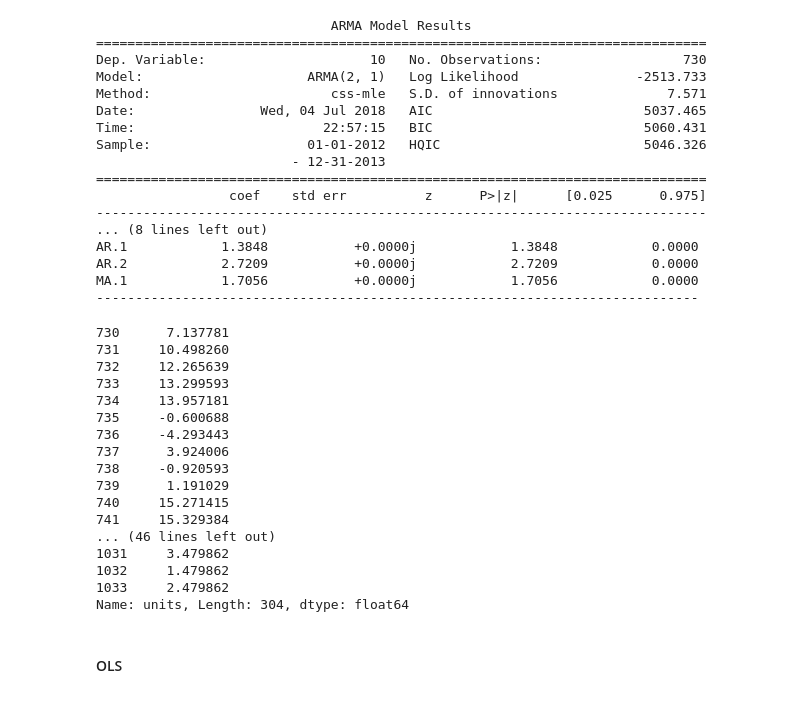
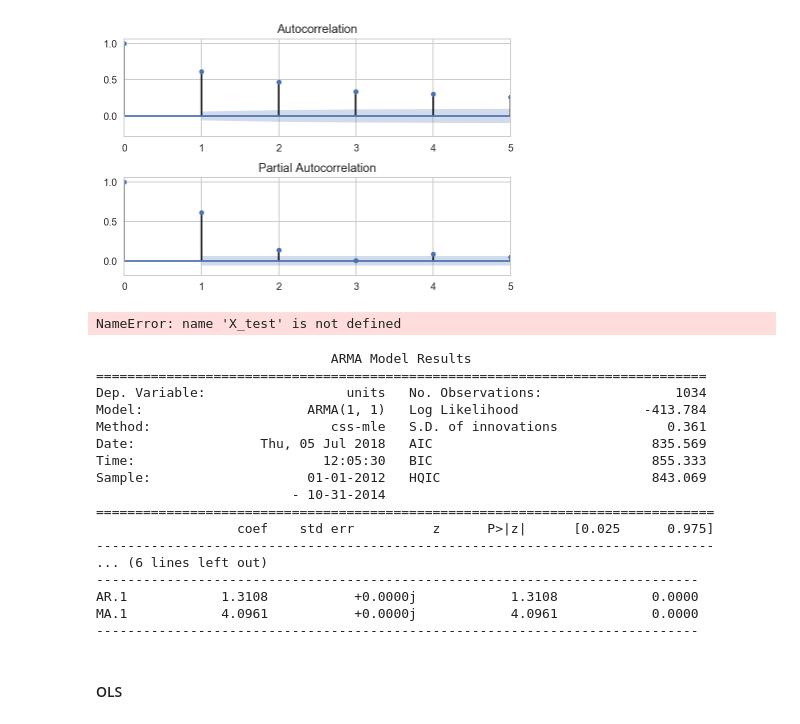
Before and after one commit to MaengHyoyeol/temp_repo, a Jupyter notebook: team_project/ARMA.ipynb, the cells around one changed output. Drawn from its saved outputs; the diff is of its cells as text; code cells hidden in the pictures.

```diff
--- a/team_project/ARMA.ipynb
+++ b/team_project/ARMA.ipynb
@@ -110,0 +107,2 @@ data37.reset_index(inplace = True)
+# %%
+data37 = data37.sort_values(by=['date', 'store_nbr', 'item_nbr']).reset_index(drop= True)
@@ -110,0 +119,2 @@ data37.reset_index(inplace = True)
+# %%
+data37_sum = data37.groupby('date')['units'].sum()
@@ -110,0 +125,4 @@ data37.reset_index(inplace = True)
+# %%
+data_log = pd.DataFrame(data37_sum)
+# %%
+data_log.units = data_log.units.apply(lambda x: np.log(x + 1))
@@ -151,6 +160,8 @@ array([[32.],
 # %%
-ax1 = plt.subplot(211); sm.graphics.tsa.plot_acf(p, ax=ax1)
-ax2 = plt.subplot(212); sm.graphics.tsa.plot_pacf(p, ax=ax2)
+ax1 = plt.subplot(211); sm.graphics.tsa.plot_acf(data_log, ax=ax1)
+plt.xlim(0,5)
+ax2 = plt.subplot(212); sm.graphics.tsa.plot_pacf(data_log, ax=ax2)
+plt.xlim(0,5)
 plt.tight_layout()
 plt.show()
 # %% [output]
@@ -159,22 +168,27 @@ plt.show()
+[figure, added]
+# %%
+y37 = y_test[X_test.item_nbr == 37]
+# %% [output]
+NameError: name 'X_test' is not defined
 # %%
-m = sm.tsa.ARMA(p, (2, 1))
+m = sm.tsa.ARMA(data_log, (1, 1))
 r = m.fit()
 print(r.summary())
 # %% [output]
                               ARMA Model Results
 ==============================================================================
-Dep. Variable:                     10   No. Observations:                  730
-Model:                     ARMA(2, 1)   Log Likelihood               -2513.733
-Method:                       css-mle   S.D. of innovations              7.571
-Date:                Wed, 04 Jul 2018   AIC                           5037.465
-Time:                        22:57:15   BIC                           5060.431
-Sample:                    01-01-2012   HQIC                          5046.326
-                         - 12-31-2013
-==============================================================================
-                 coef    std err          z      P>|z|      [0.025      0.975]
-------------------------------------------------------------------------------
-... (8 lines left out)
-AR.1            1.3848           +0.0000j            1.3848            0.0000
-AR.2            2.7209           +0.0000j            2.7209            0.0000
-MA.1            1.7056           +0.0000j            1.7056            0.0000
+Dep. Variable:                  units   No. Observations:                 1034
+Model:                     ARMA(1, 1)   Log Likelihood                -413.784
+Method:                       css-mle   S.D. of innovations              0.361
+Date:                Thu, 05 Jul 2018   AIC                            835.569
+Time:                        12:05:30   BIC                            855.333
+Sample:                    01-01-2012   HQIC                           843.069
+                         - 10-31-2014
+===============================================================================
+                  coef    std err          z      P>|z|      [0.025      0.975]
+-------------------------------------------------------------------------------
+... (6 lines left out)
 -----------------------------------------------------------------------------
+AR.1            1.3108           +0.0000j            1.3108            0.0000
+MA.1            4.0961           +0.0000j            4.0961            0.0000
+-----------------------------------------------------------------------------
@@ -185,21 +195 @@ delta = fore - data_f.units
-# %%
-delta
-# %% [output]
-730      7.137781
-731     10.498260
-732     12.265639
-733     13.299593
-734     13.957181
-735     -0.600688
-736     -4.293443
-737      3.924006
-738     -0.920593
-739      1.191029
-740     15.271415
-741     15.329384
-... (46 lines left out)
-1031     3.479862
-1032     1.479862
-1033     2.479862
-Name: units, Length: 304, dtype: float64
 # %%
```
Also changed, not shown: parts of 20 cells of this notebook, 5 other files.
